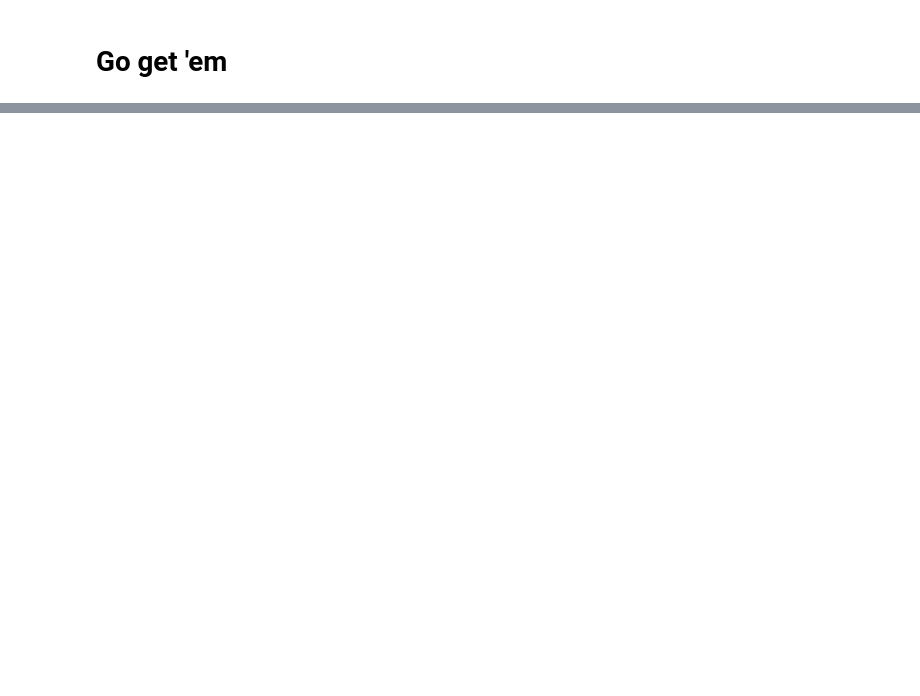
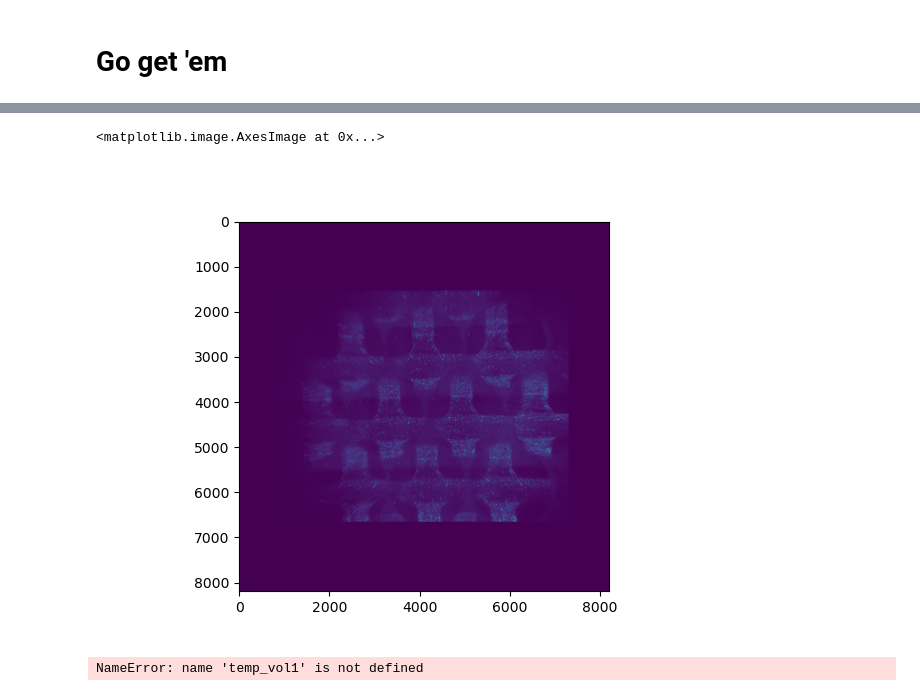
Before and after one commit to halensolomon/pyFLFM, a Jupyter notebook: FLFM_deconvolution.ipynb, the cells around one changed output, grey strips where cells are left out. Drawn from its saved outputs; the diff is of its cells as text; code cells hidden in the pictures; blank space fills up the shorter version.

```diff
--- a/FLFM_deconvolution.ipynb
+++ b/FLFM_deconvolution.ipynb
@@ -374,0 +453,9 @@ Now processing iteration 2 out of 10 for frame 1 out of 1
+# %%
+plt.imshow(original_image[0,:,:].cpu().detach().numpy())
+# %% [output]
+<matplotlib.image.AxesImage at 0x...>
+[figure, added]
+# %%
+plt.imshow(temp_vol1[0,:,:].cpu().detach().numpy())
+# %% [output]
+NameError: name 'temp_vol1' is not defined
```
Also changed, not shown: parts of 8 cells of this notebook.
